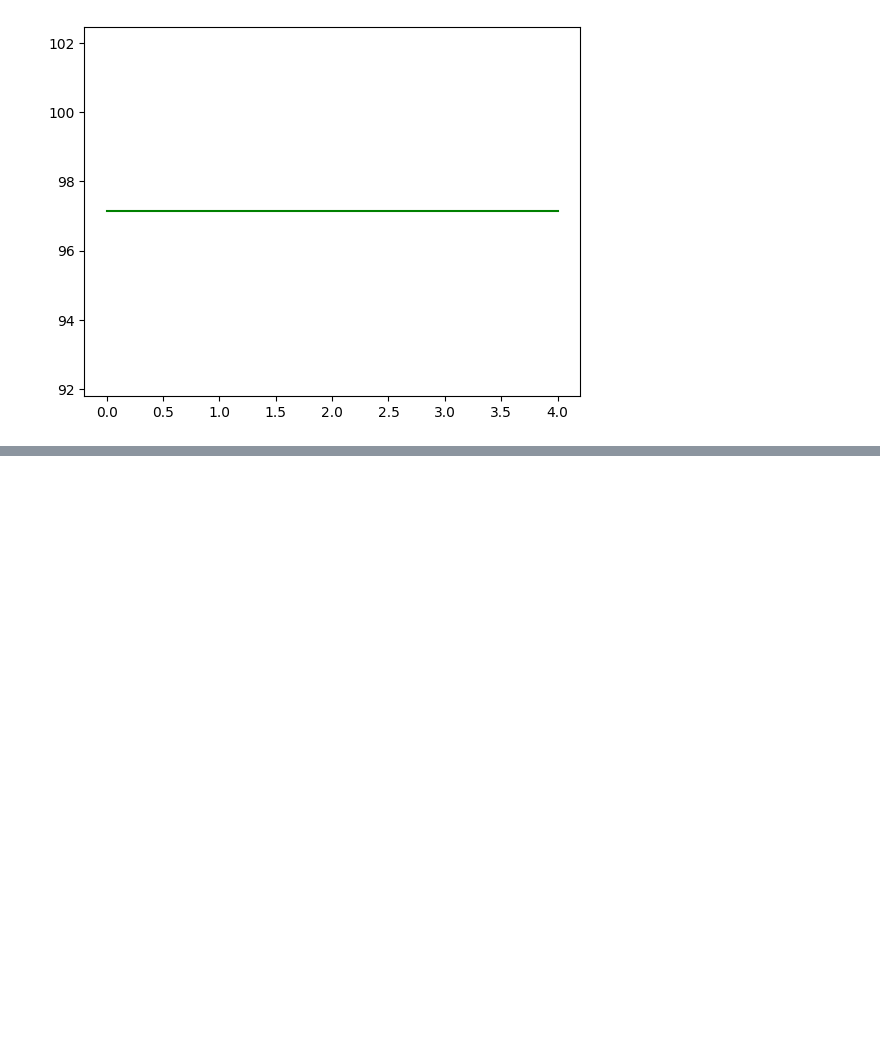
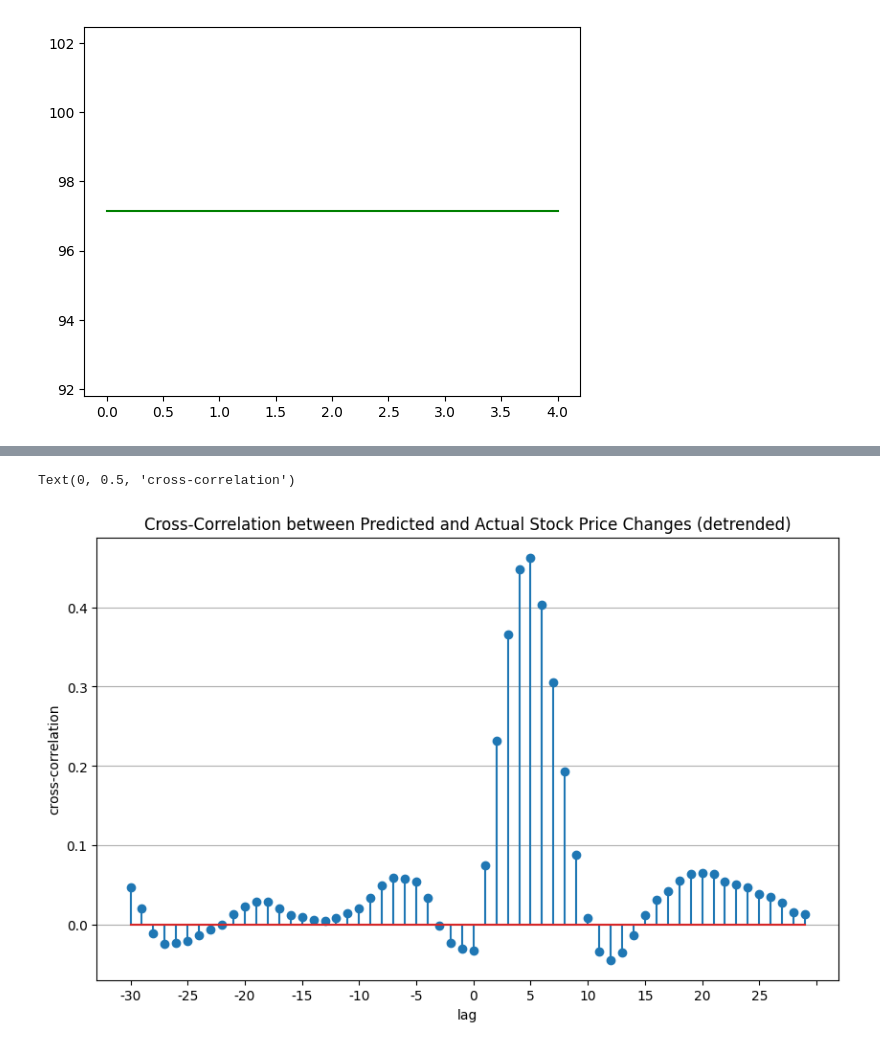
Before and after one commit to UmaShiny/research_using_uv, a Jupyter notebook: notebook/test_simple_LSTM.ipynb, the cells around one changed output, grey strips where cells are left out. Cells and saved outputs as stored; diff of their text form; code cells hidden in the pictures; blank space fills up the shorter version.

```diff
--- a/notebook/test_simple_LSTM.ipynb
+++ b/notebook/test_simple_LSTM.ipynb
@@ -157,0 +166,18 @@ plt.plot(ma5.reshape(-1, 1), color="green")
+# %%
+Observations_df = pd.DataFrame(Observations, columns=["Actual"]).reset_index(drop=True)
+Predictions_df = pd.DataFrame(Predictions, columns=["Predicted"]).reset_index(drop=True)
+shift_series = pd.concat(
+    [Predictions_df.diff().shift(-1).shift(-i) for i in range(-range_num, range_num)], axis=1
+)
+# %%
+shift_series = pd.concat(
+    [Predictions_df.diff().shift(-1), shift_series, Observations_df.diff().shift(-1)], axis=1
+)
+# %%
+shift_series.columns = ['Predicted'] + [f'Predicted_lag_{i}' for i in range(-range_num, range_num)] + ['Actual']
+# %%
+import scipy.stats as stats
+import seaborn as sns
+standardized_data = (stats.zscore(shift_series.dropna()))
+lagged_df = pd.DataFrame(standardized_data, columns=['Predicted'] + [f'Predicted_lag_{i}' for i in range(-range_num, range_num)] + ['Actual'])
+corr = lagged_df.corr()['Actual']
@@ -157,0 +199,11 @@ plt.plot(ma5.reshape(-1, 1), color="green")
+# %%
+plt.figure(figsize=(10, 6))
+plt.stem([f'{i}' for i in range(-range_num, range_num)], corr[1:-1])
+plt.xlabel("lag")
+plt.title("Cross-Correlation between Predicted and Actual Stock Price Changes (detrended)")
+plt.grid(axis='y')
+plt.xticks(range(0, len(corr), 5))
+plt.ylabel("cross-correlation")
+# %% [output]
+Text(0, 0.5, 'cross-correlation')
+[figure, added]
```
Also changed, not shown: parts of 7 cells of this notebook, 5 other files.
